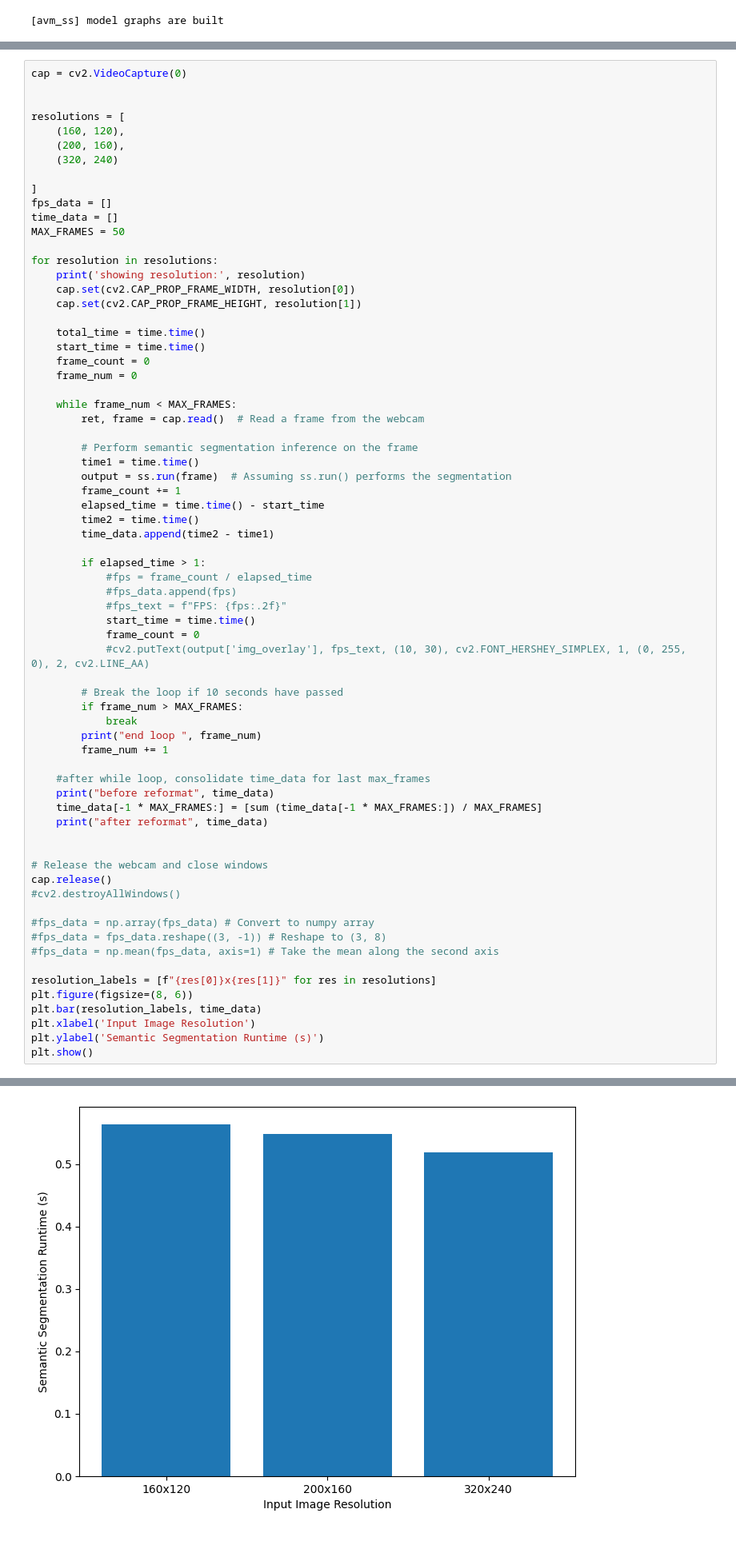
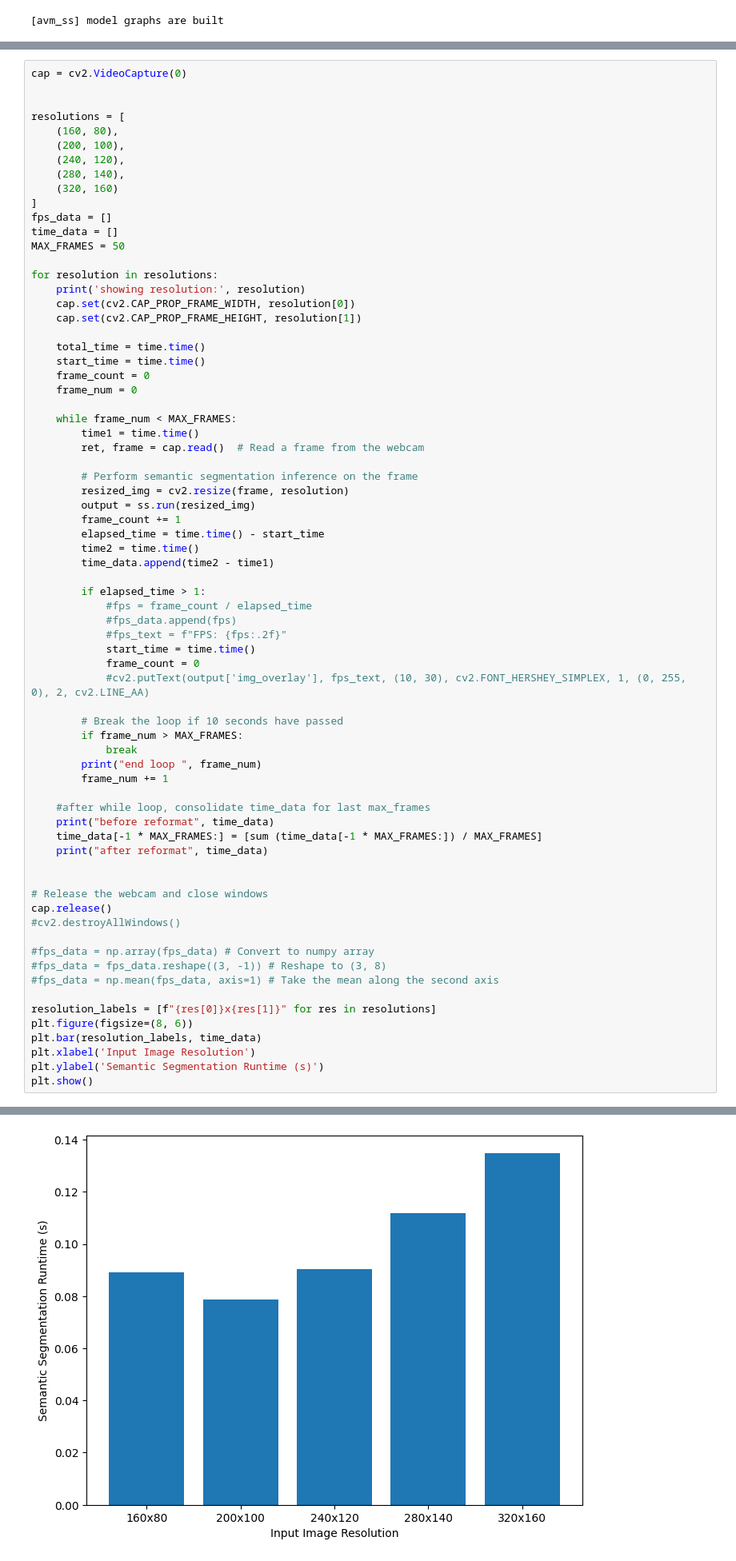
Before and after one commit to olivrz/around-view-monitor, a Jupyter notebook: avm_ss_webcam.ipynb, the cells around one changed output, grey strips where cells are left out. Shown: that part at 80% size. Saved outputs shown, nothing was run; the diff lists cells and outputs as text.

Commit message:
update input image resizing

```diff
--- a/avm_ss_webcam.ipynb
+++ b/avm_ss_webcam.ipynb
@@ -23,10 +23,11 @@ cap = cv2.VideoCapture(0)
 
 
 resolutions = [
-    (160, 120),
-    (200, 160),
-    (320, 240)
-
+    (160, 80),
+    (200, 100),
+    (240, 120),
+    (280, 140),
+    (320, 160)
 ]
 fps_data = []
 time_data = []
@@ -43,11 +44,12 @@ for resolution in resolutions:
     frame_num = 0
 
     while frame_num < MAX_FRAMES:
+        time1 = time.time()
         ret, frame = cap.read()  # Read a frame from the webcam
 
         # Perform semantic segmentation inference on the frame
-        time1 = time.time()
-        output = ss.run(frame)  # Assuming ss.run() performs the segmentation
+        resized_img = cv2.resize(frame, resolution)
+        output = ss.run(resized_img)
         frame_count += 1
         elapsed_time = time.time() - start_time
         time2 = time.time()
@@ -108 +110 @@ after reformat [0.563900146484375, 0.5477192544937134, 0.5190399932861328]
-[figure, old version]
+[figure, new version]
```
Also changed, not shown: parts of 1 cell of this notebook, 1 other file.
